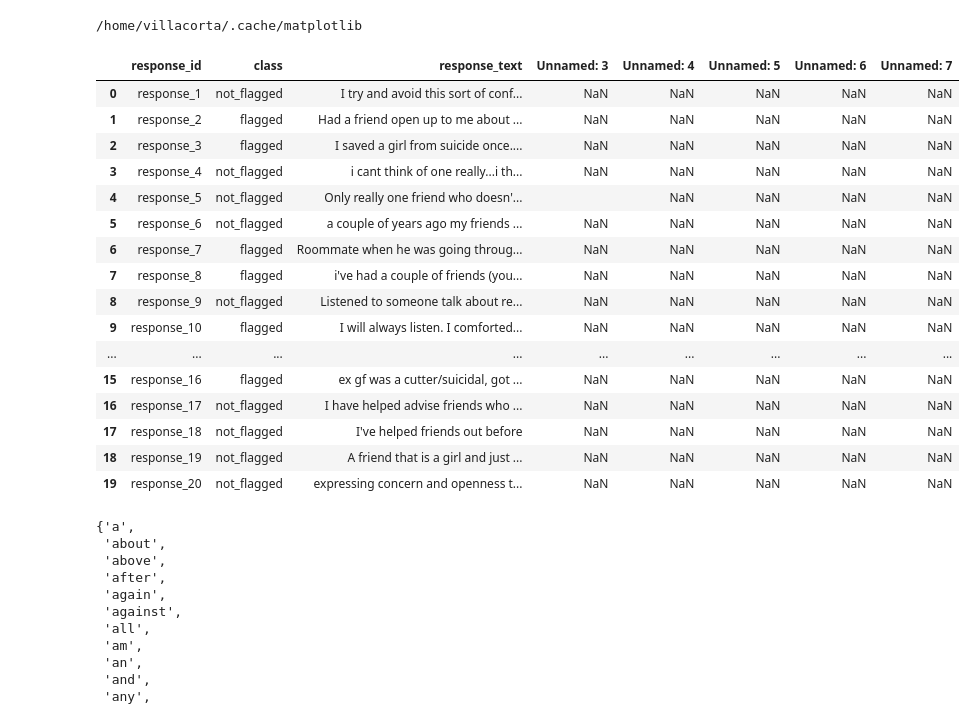
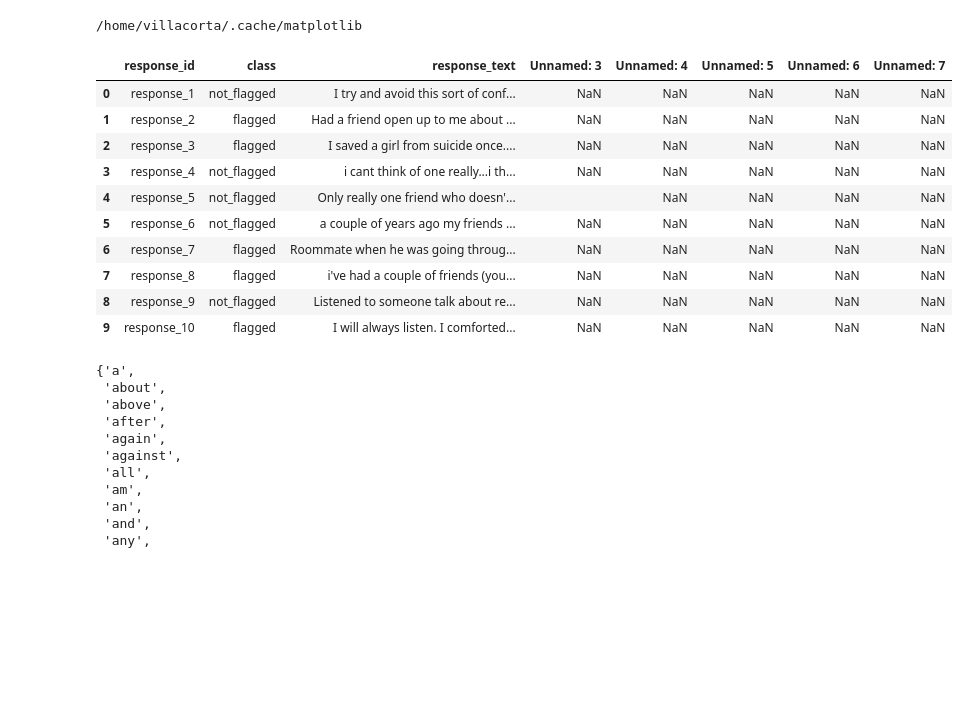
Before and after one commit to kendalvictor/codeando, a Jupyter notebook: machine_learning/seminario URP/text_mining.ipynb, the cells around one changed output. Drawn from its saved outputs; the diff is of its cells as text; code cells hidden in the pictures; blank space fills up the shorter version.

```diff
--- a/machine_learning/seminario/text_mining.ipynb
+++ b/machine_learning/seminario URP/text_mining.ipynb
@@ -23,25 +23,19 @@ from wordcloud import WordCloud, STOPWORDS
 # %%
 stopwords = set(STOPWORDS)
 data = pd.read_csv("/home/villacorta/STORAGE/encode/URP_NLP/Sheet_1.csv")
-data.head(20)
+data.head(10)
 # %% [output]
 |  | response_id | class | response_text | Unnamed: 3 | Unnamed: 4 | Unnamed: 5 | Unnamed: 6 | Unnamed: 7 |
 | 0 | response_1 | not_flagged | I try and avoid this sort of conf... | NaN | NaN | NaN | NaN | NaN |
 | 1 | response_2 | flagged | Had a friend open up to me about ... | NaN | NaN | NaN | NaN | NaN |
 | 2 | response_3 | flagged | I saved a girl from suicide once.... | NaN | NaN | NaN | NaN | NaN |
 | 3 | response_4 | not_flagged | i cant think of one really...i th... | NaN | NaN | NaN | NaN | NaN |
 | 4 | response_5 | not_flagged | Only really one friend who doesn'... |  | NaN | NaN | NaN | NaN |
 | 5 | response_6 | not_flagged | a couple of years ago my friends ... | NaN | NaN | NaN | NaN | NaN |
 | 6 | response_7 | flagged | Roommate when he was going throug... | NaN | NaN | NaN | NaN | NaN |
 | 7 | response_8 | flagged | i've had a couple of friends (you... | NaN | NaN | NaN | NaN | NaN |
 | 8 | response_9 | not_flagged | Listened to someone talk about re... | NaN | NaN | NaN | NaN | NaN |
 | 9 | response_10 | flagged | I will always listen. I comforted... | NaN | NaN | NaN | NaN | NaN |
-| ... | ... | ... | ... | ... | ... | ... | ... | ... |
-| 15 | response_16 | flagged | ex gf was a cutter/suicidal, got ... | NaN | NaN | NaN | NaN | NaN |
-| 16 | response_17 | not_flagged | I have helped advise friends who ... | NaN | NaN | NaN | NaN | NaN |
-| 17 | response_18 | not_flagged | I've helped friends out before | NaN | NaN | NaN | NaN | NaN |
-| 18 | response_19 | not_flagged | A friend that is a girl and just ... | NaN | NaN | NaN | NaN | NaN |
-| 19 | response_20 | not_flagged | expressing concern and openness t... | NaN | NaN | NaN | NaN | NaN |
 # %%
 stopwords
 # %% [output]
```
Also changed, not shown: parts of 1 cell of this notebook, 34 other files.
